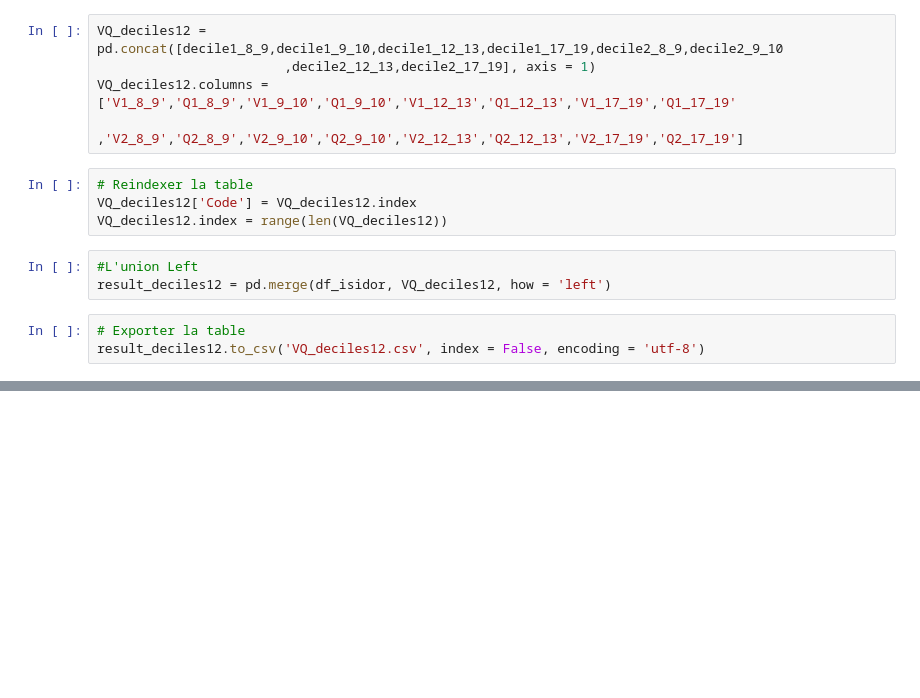
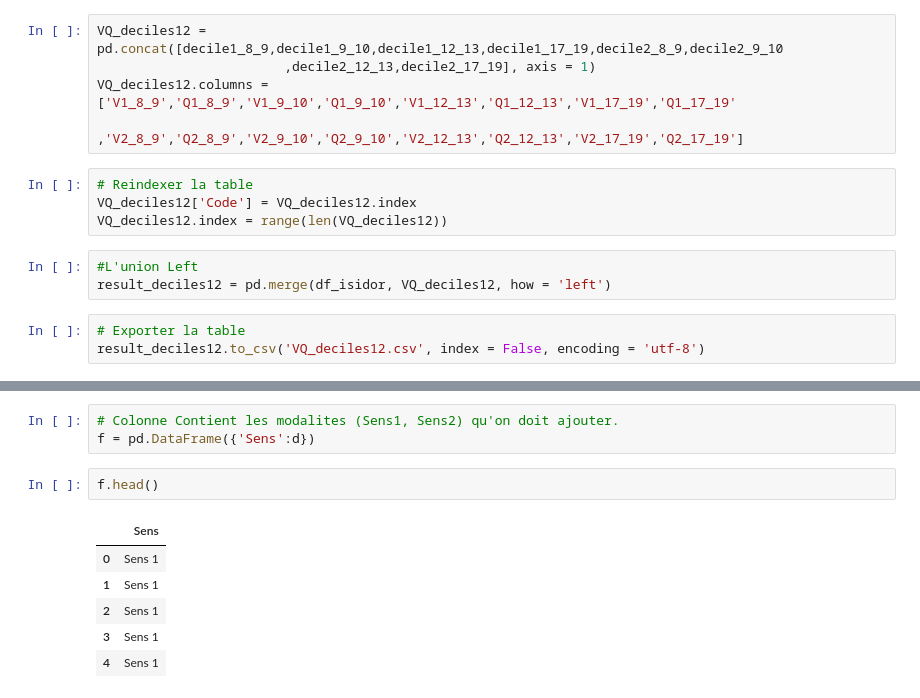
Before and after one commit to Oumayma13/Manipulation-des-donne-es-brute-de-6mn-2016, a Jupyter notebook: Data Mardi et Jeudi sans jours feries.ipynb, the cells around one changed output, grey strips where cells are left out. Saved outputs shown, nothing was run; the diff lists cells and outputs as text; blank space fills up the shorter version.

```diff
--- a/Data Mardi et Jeudi sans jours feries.ipynb
+++ b/Data Mardi et Jeudi sans jours feries.ipynb
@@ -173,0 +146,12 @@ result_deciles12.to_csv('VQ_deciles12.csv', index = False, encoding = 'utf-8')
+# %%
+# Colonne Contient les modalites (Sens1, Sens2) qu'on doit ajouter.
+f = pd.DataFrame({'Sens':d})
+# %%
+f.head()
+# %% [output]
+|  | Sens |
+| 0 | Sens 1 |
+| 1 | Sens 1 |
+| 2 | Sens 1 |
+| 3 | Sens 1 |
+| 4 | Sens 1 |
```
Also changed, not shown: parts of 25 cells of this notebook.
